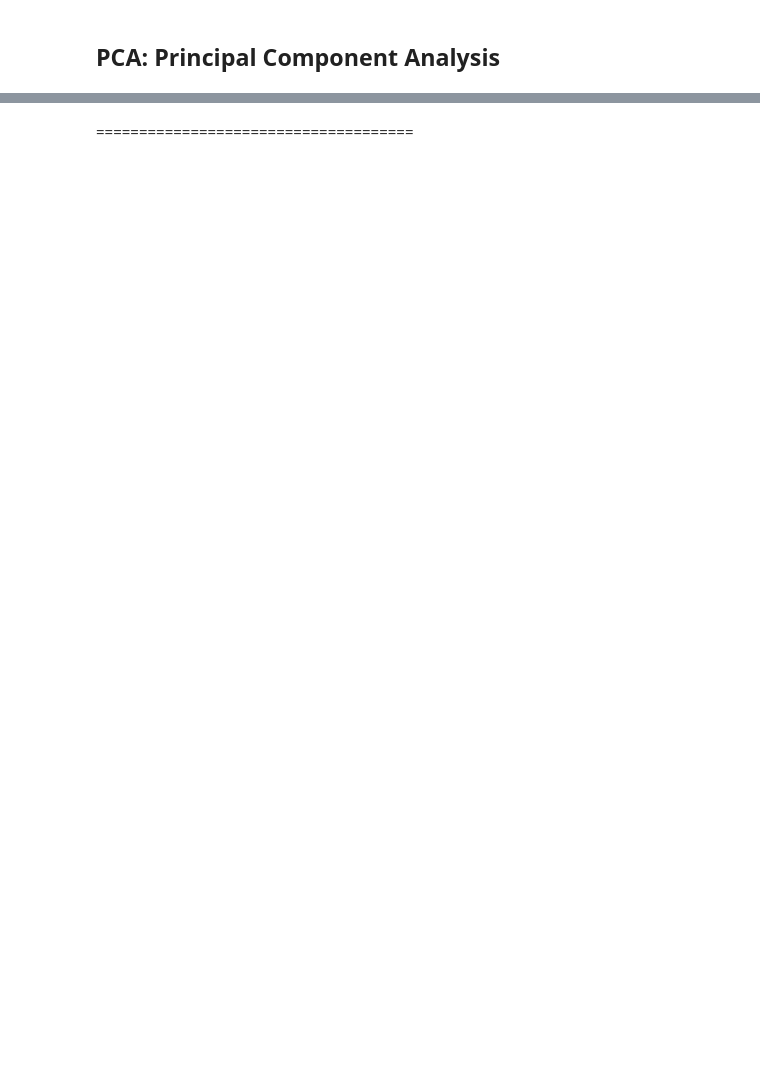
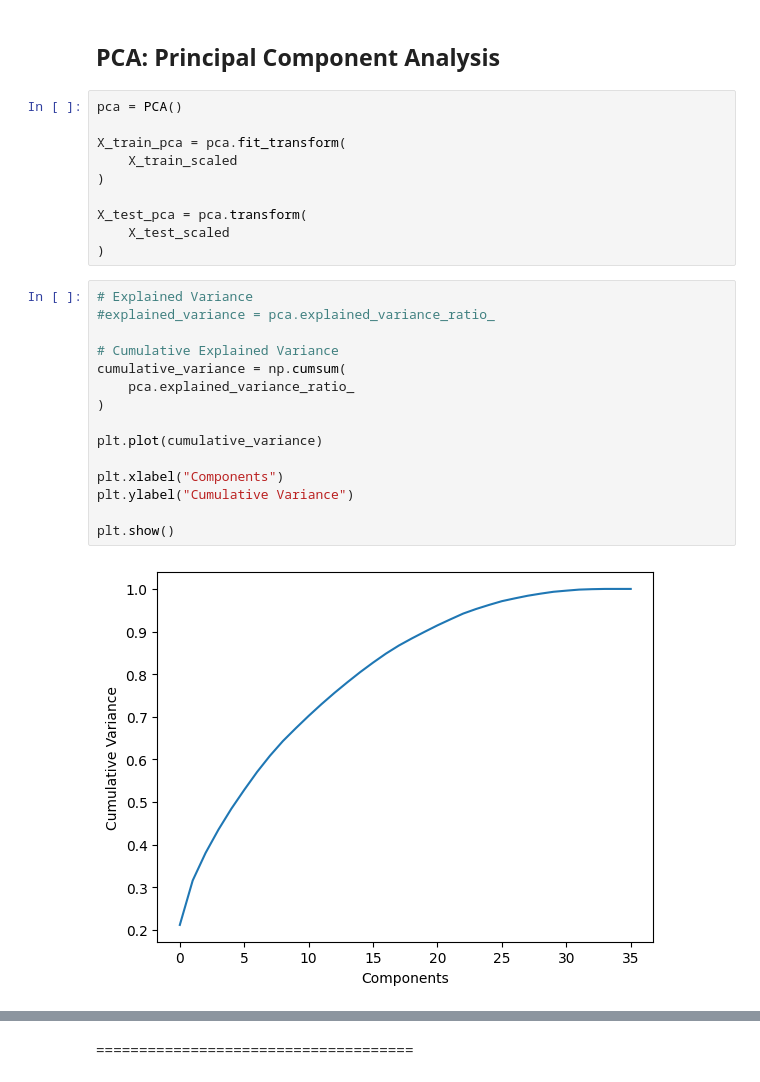
Before and after one commit to abdulmm44/Student_dropout_prediction, a Jupyter notebook: Student_dropout.ipynb, the cells around one changed output, grey strips where cells are left out. Saved outputs shown, nothing was run; the diff lists cells and outputs as text; blank space fills up the shorter version.

```diff
--- a/Student_dropout.ipynb
+++ b/Student_dropout.ipynb
@@ -899,2 +930,29 @@ importance_df.sort_values(
 # %% [markdown]
 ## PCA: Principal Component Analysis
+# %%
+pca = PCA()
+
+X_train_pca = pca.fit_transform(
+    X_train_scaled
+)
+
+X_test_pca = pca.transform(
+    X_test_scaled
+)
+# %%
+# Explained Variance
+#explained_variance = pca.explained_variance_ratio_
+
+# Cumulative Explained Variance
+cumulative_variance = np.cumsum(
+    pca.explained_variance_ratio_
+)
+
+plt.plot(cumulative_variance)
+
+plt.xlabel("Components")
+plt.ylabel("Cumulative Variance")
+
+plt.show()
+# %% [output]
+[figure, added]
```
Also changed, not shown: parts of 38 cells of this notebook.
